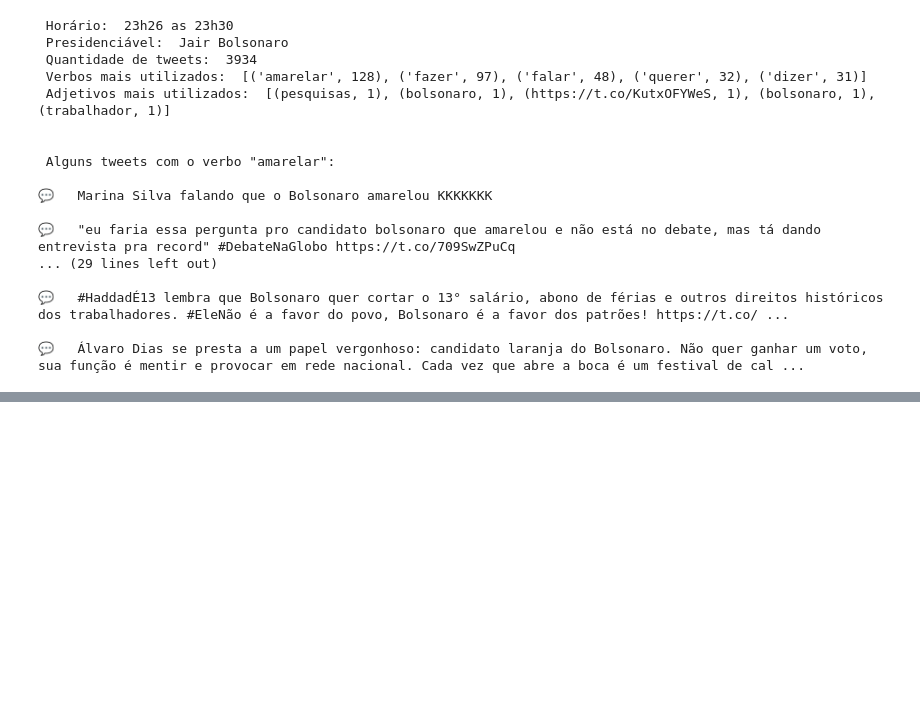
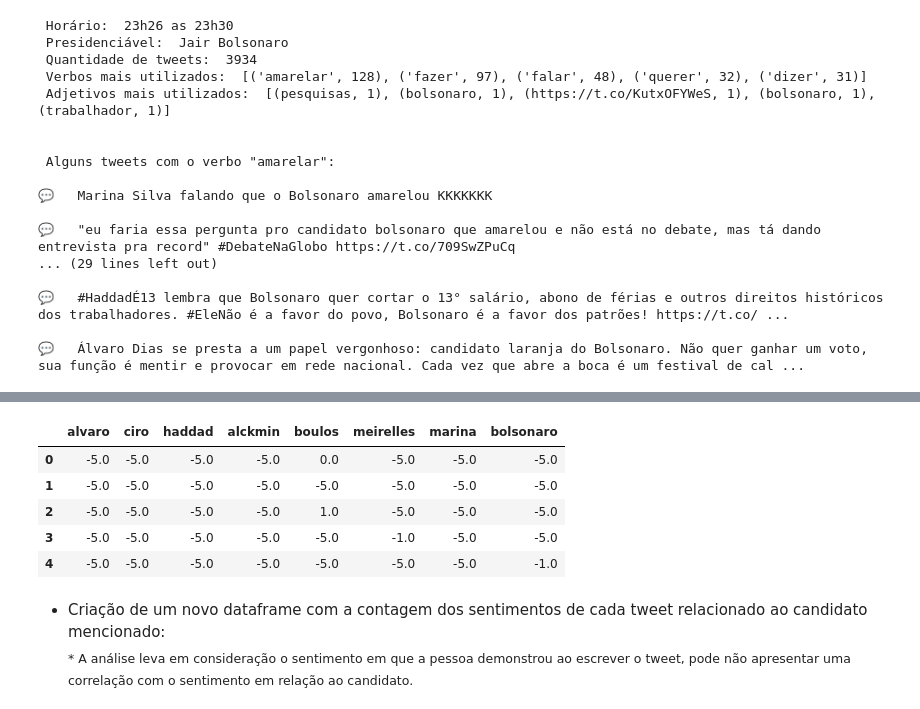
Before and after one commit to bambrozim/DebatePresidenciaveisGlobo2018, a Jupyter notebook: Debate Presidenciáveis Globo - 2018.ipynb, the cells around one changed output, grey strips where cells are left out. Saved outputs shown, nothing was run; the diff lists cells and outputs as text; code cells hidden in the pictures; blank space fills up the shorter version.

```diff
--- a/Debate Presidenciáveis Globo - 2018.ipynb
+++ b/Debate Presidenciáveis Globo - 2018.ipynb
@@ -605,0 +682,12 @@ analise_nlp(tweets, 'bolsonaro', 23, 26, 30)
+# %%
+full_tweets.iloc[:, 4:].head()
+# %% [output]
+|  | alvaro | ciro | haddad | alckmin | boulos | meirelles | marina | bolsonaro |
+| 0 | -5.0 | -5.0 | -5.0 | -5.0 | 0.0 | -5.0 | -5.0 | -5.0 |
+| 1 | -5.0 | -5.0 | -5.0 | -5.0 | -5.0 | -5.0 | -5.0 | -5.0 |
+| 2 | -5.0 | -5.0 | -5.0 | -5.0 | 1.0 | -5.0 | -5.0 | -5.0 |
+| 3 | -5.0 | -5.0 | -5.0 | -5.0 | -5.0 | -1.0 | -5.0 | -5.0 |
+| 4 | -5.0 | -5.0 | -5.0 | -5.0 | -5.0 | -5.0 | -5.0 | -1.0 |
+# %% [markdown]
+- Criação de um novo dataframe com a contagem dos sentimentos de cada tweet relacionado ao candidato mencionado:<br>
+    <sub>* A análise leva em consideração o sentimento em que a pessoa demonstrou ao escrever o tweet, pode não apresentar uma correlação com o sentimento em relação ao candidato.</sub>
```
Also changed, not shown: parts of 56 cells of this notebook, 1 other file.
